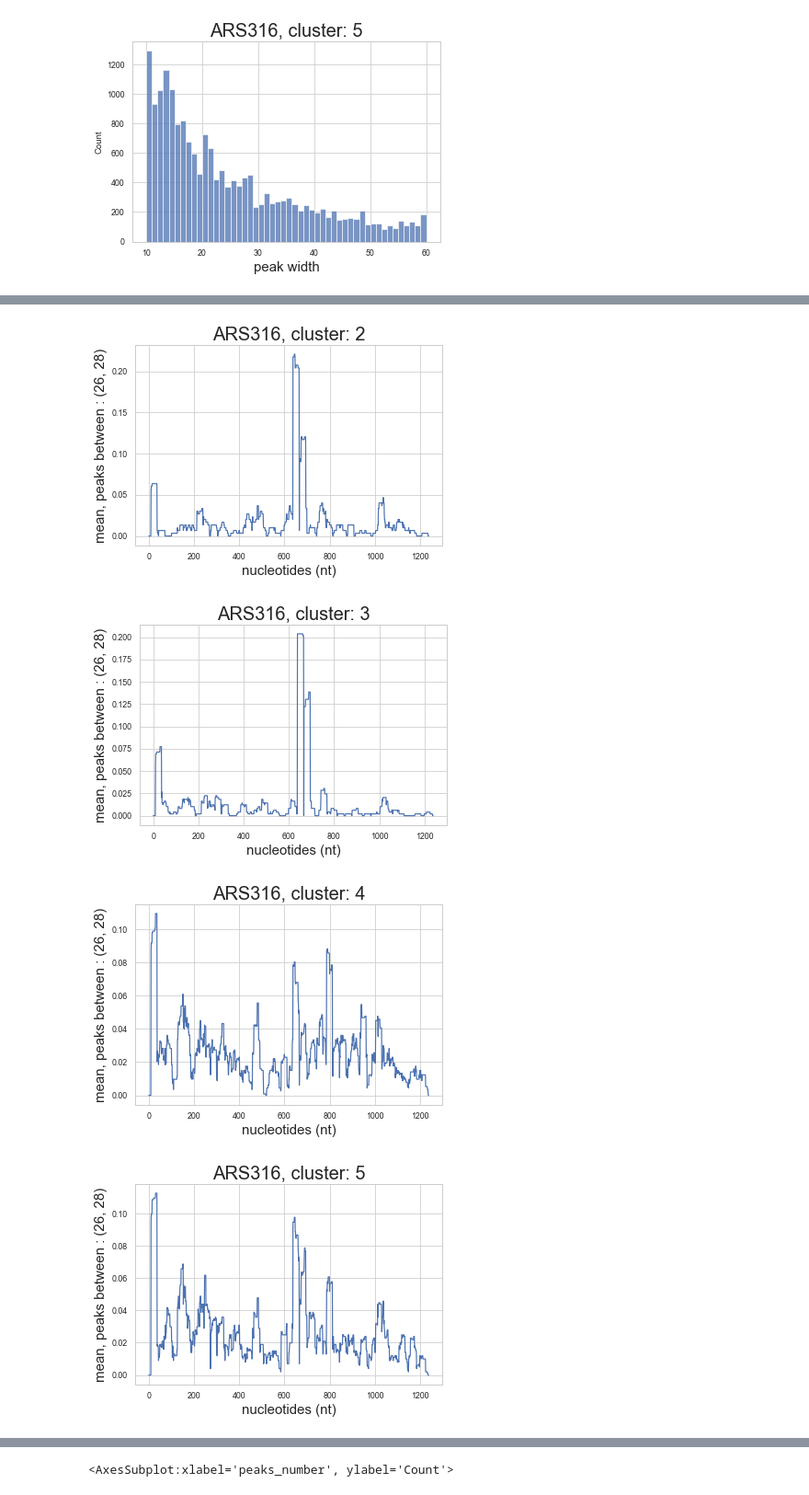
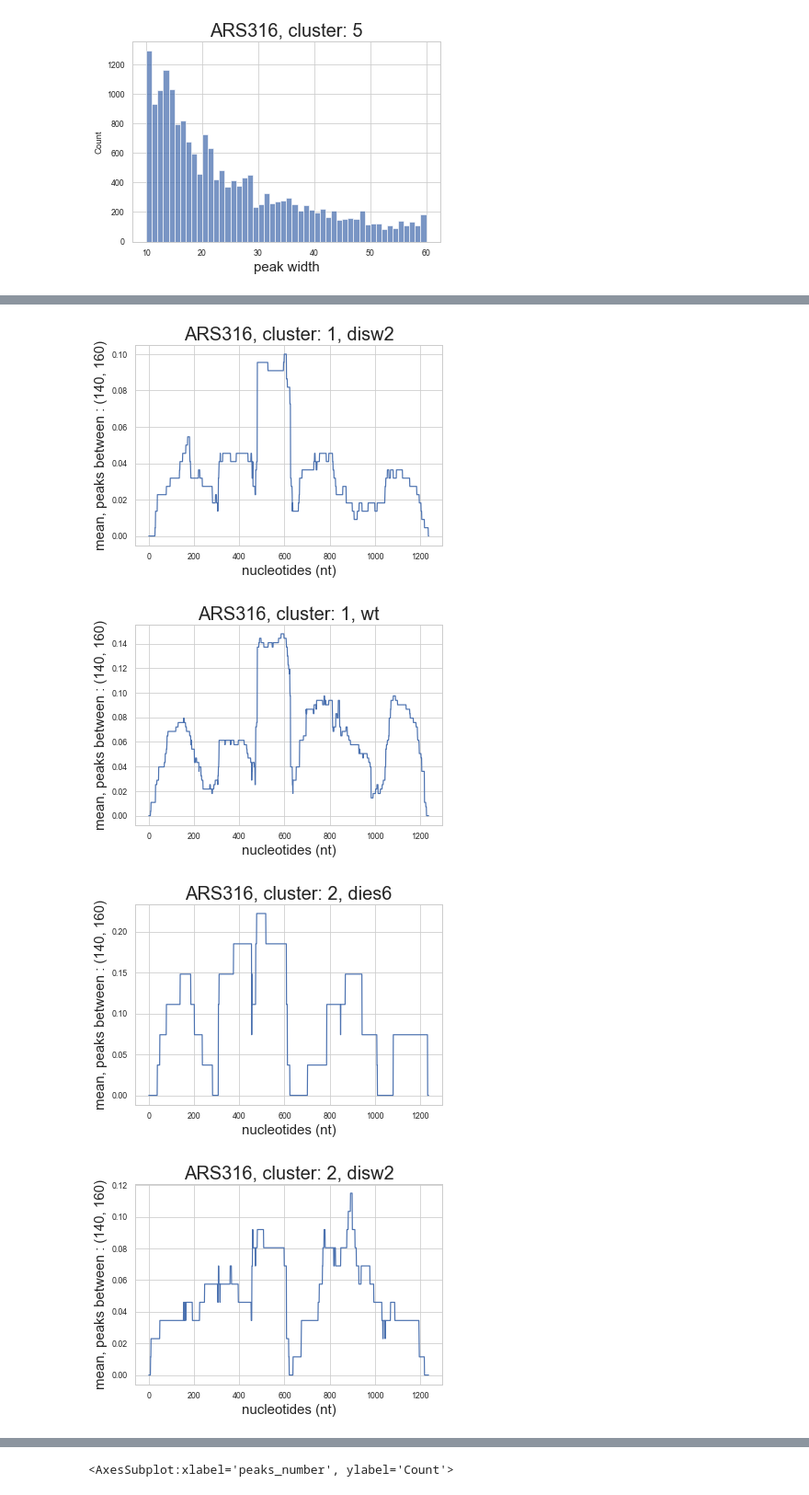
Before and after one commit to KarolineHoller/nanopore_methylation, a Jupyter notebook: methylation_analysis_20220502_ARS316.ipynb, the cells around one changed output, grey strips where cells are left out. Shown at 92% size. Saved outputs shown, nothing was run; the diff lists cells and outputs as text; code cells hidden in the pictures.

Commit message:
plot nucleosomes per cluster and condition

```diff
--- a/methylation_analysis_20220502_ARS316.ipynb
+++ b/methylation_analysis_20220502_ARS316.ipynb
@@ -1695,16 +1725,28 @@ for cluster in set(all_data_plus.cluster):
+# %%
+all_data_plus["condition"] = all_data_plus.replicate.map({'dies6 rep1':"dies6", 'dies6 rep2':"dies6", 'disw2 rep1': "disw2", 'disw2 rep2':"disw2",
+                             'wt rep2':"wt", 'wt rep3':"wt"})
 # %%
-width_range = (26,28) #26,28
+width_range = (140,160) #26,28
 
 for cluster in set(all_data_plus.cluster):
 
     data_temp = np.array(all_data_plus.loc[all_data_plus.cluster == cluster, :1238])
 
     peaks_temp = measure_valleys(data_temp, width_range = width_range)
-    rebuild_temp = restore_valleys(peaks_temp, data_temp.shape)
+    rebuild_temp = pd.DataFrame(restore_valleys(peaks_temp, data_temp.shape))
+    rebuild_temp["condition"] = all_data_plus.loc[all_data_plus.cluster == cluster, "condition"].reset_index(drop=True)
+    #rebuild_temp["peaks_number"] = pd.Series([len(row) for row in peaks_temp.widths])
 
-    plt.plot(rebuild_temp.mean(axis=0))
-    plt.title(load_dir + ", cluster: " + str(cluster) , fontsize=20)
-    plt.xlabel("nucleotides (nt)", fontsize=15)
-    plt.ylabel("mean, peaks between : " + str(width_range), fontsize = 15)
-    plt.show()
+    for rep in set(rebuild_temp.condition):
+        data = rebuild_temp.loc[rebuild_temp.condition == rep,:]
+        #data = data[data.peaks_number != 0]
+
+        #sns.histplot(data.loc[:, "replicate"])
+        #plt.show()
+
+        plt.plot(data.iloc[:,:1238].mean(axis=0))
+        plt.title(load_dir + ", cluster: " + str(cluster) +", " + str(rep), fontsize=20)
+        plt.xlabel("nucleotides (nt)", fontsize=15)
+        plt.ylabel("mean, peaks between : " + str(width_range), fontsize = 15)
+        plt.show()
 # %% [output]
@@ -1712,4 +1754,4 @@ for cluster in set(all_data_plus.cluster):
-[figure, old version]
+[figure, new version]
-[figure, old version]
+[figure, new version]
-[figure, old version]
+[figure, new version]
-[figure, old version]
+[figure, new version]
```
Also changed, not shown: parts of 3 cells of this notebook, 1 other file.
